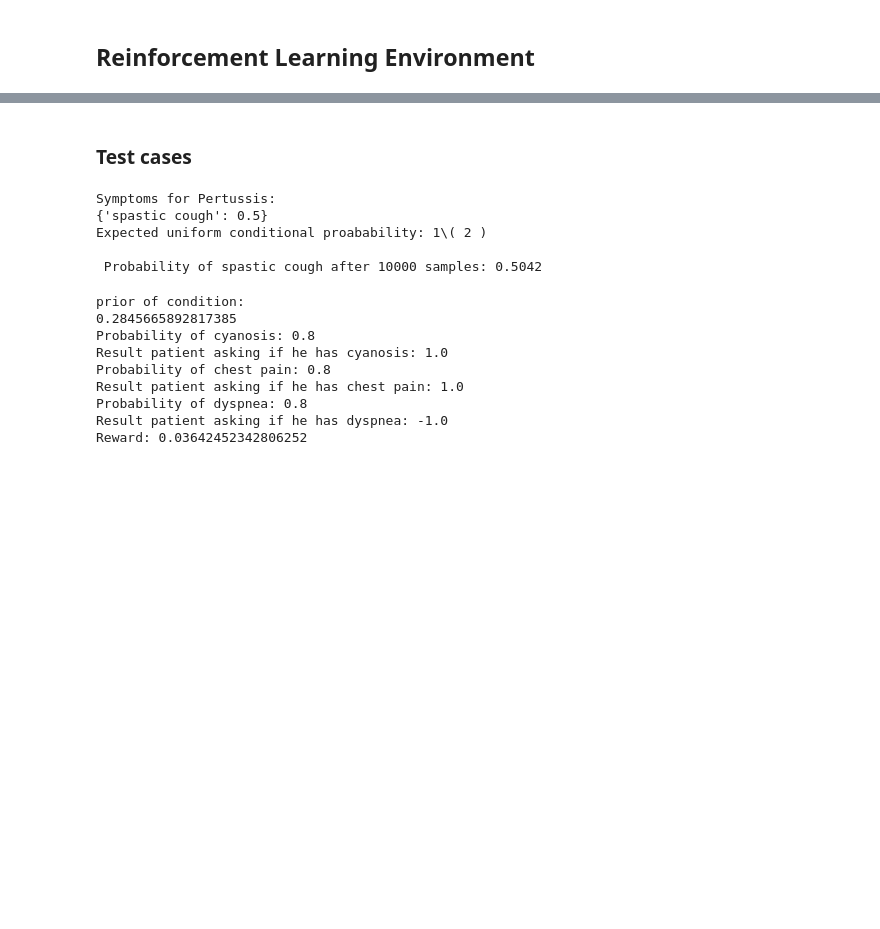
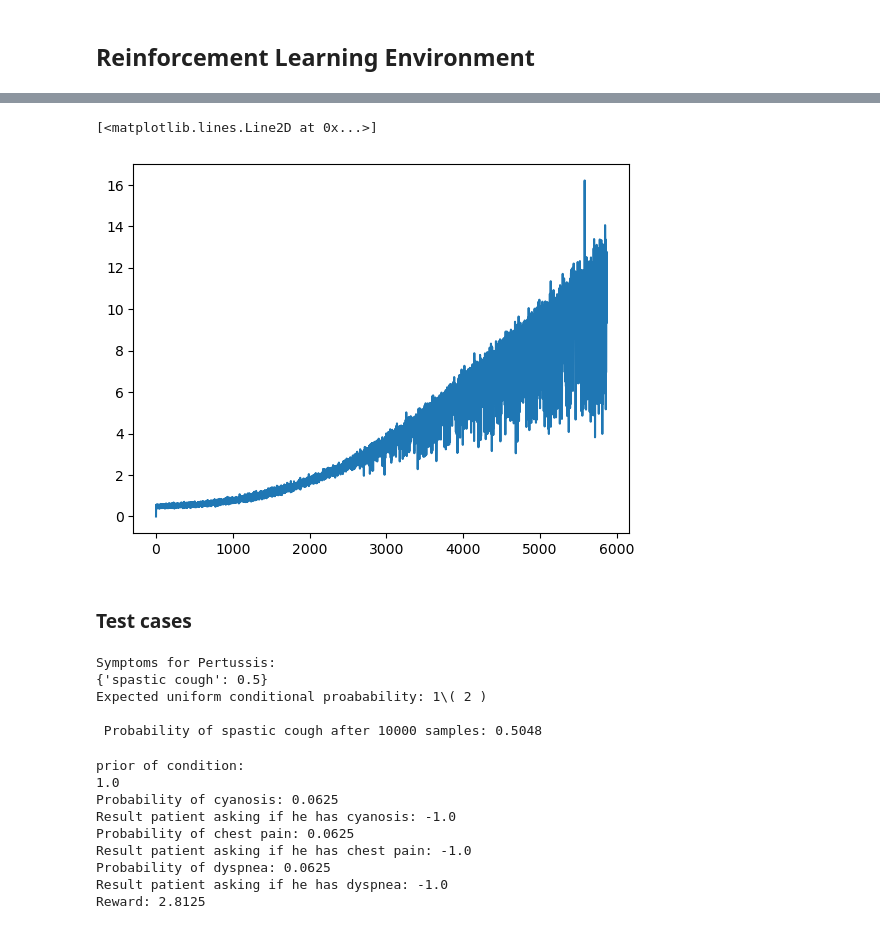
Before and after one commit to vinzenzuhr/RL_VisualSymptomChecker, a Jupyter notebook: RL environment.ipynb, the cells around one changed output, grey strips where cells are left out. Cells and saved outputs as stored; diff of their text form; code cells hidden in the pictures; blank space fills up the shorter version.

```diff
--- a/RL environment.ipynb
+++ b/RL environment.ipynb
@@ -127,16 +286,21 @@ class Env:
+# %%
+plt.plot(gradient_norms)
+# %% [output]
+[<matplotlib.lines.Line2D at 0x...>]
+[figure, added]
 # %% [markdown]
 ### Test cases
 # %%
 #Testing simulated patient answers
-myEnv=Env(np.array([]), 'Pertussis')
+myTestEnv=Env(np.array([]), 'Pertussis')
 print("Symptoms for Pertussis:")
-print(myEnv._condition_symptom_probabilities['Pertussis'])
-print("Expected uniform conditional proabability: 1\(", 2**len(myEnv._condition_symptom_probabilities['Pertussis'].keys()), ")")
+print(myTestEnv._condition_symptom_probabilities['Pertussis'])
+print("Expected uniform conditional proabability: 1\(", 2**len(myTestEnv._condition_symptom_probabilities['Pertussis'].keys()), ")")
 n=0
 prob=0
 for i in range(10000):
     n+=1
-    if myEnv.has_symptom('spastic cough'):
+    if myTestEnv.has_symptom('spastic cough'):
         prob+=1
 print("\n Probability of spastic cough after 10000 samples: " + str(prob/n))
 # %% [output]
@@ -144,36 +308,36 @@ Symptoms for Pertussis:
 {'spastic cough': 0.5}
 Expected uniform conditional proabability: 1\( 2 )
 
- Probability of spastic cough after 10000 samples: 0.5042
+ Probability of spastic cough after 10000 samples: 0.5048
 # %%
 #Testing reward
-myEnv=Env(np.array([]), 'Alveolar Proteinosis')
+myTestEnv=Env(np.array([]), 'Alveolar Proteinosis')
 print("prior of condition:")
-print(myEnv._current_state[list(myEnv._condition_symptom_probabilities.keys()).index("Alveolar Proteinosis")])
+print(myTestEnv._current_state[list(myTestEnv._condition_symptom_probabilities.keys()).index("Alveolar Proteinosis")])
 
-myEnv.step('cyanosis')
-result=myEnv._current_state[len(myEnv._condition_symptom_probabilities.keys()) + list(myEnv._actions).index('cyanosis')]
-print("Probability of cyanosis: " + str(myEnv._condition_symptom_probabilities['Alveolar Proteinosis']['cyanosis']))
+myTestEnv.step(myTestEnv._actions.index('cyanosis'))
+result=myTestEnv._current_state[len(myTestEnv._condition_symptom_probabilities.keys()) + list(myTestEnv._actions).index('cyanosis')]
+print("Probability of cyanosis: " + str(myTestEnv._condition_symptom_probabilities['Alveolar Proteinosis']['cyanosis']))
 print("Result patient asking if he has cyanosis: " + str(result))
 
-myEnv.step('chest pain')
-result=myEnv._current_state[len(myEnv._condition_symptom_probabilities.keys()) + list(myEnv._actions).index('chest pain')]
-print("Probability of chest pain: " + str(myEnv._condition_symptom_probabilities['Alveolar Proteinosis']['chest pain']))
+myTestEnv.step(myTestEnv._actions.index('chest pain'))
+result=myTestEnv._current_state[len(myTestEnv._condition_symptom_probabilities.keys()) + list(myTestEnv._actions).index('chest pain')]
+print("Probability of chest pain: " + str(myTestEnv._condition_symptom_probabilities['Alveolar Proteinosis']['chest pain']))
 print("Result patient asking if he has chest pain: " + str(result))
 
-myEnv.step('dyspnea')
-result=myEnv._current_state[len(myEnv._condition_symptom_probabilities.keys()) + list(myEnv._actions).index('dyspnea')]
-print("Probability of dyspnea: " + str(myEnv._condition_symptom_probabilities['Alveolar Proteinosis']['dyspnea']))
+myTestEnv.step(myTestEnv._actions.index('dyspnea'))
+result=myTestEnv._current_state[len(myTestEnv._condition_symptom_probabilities.keys()) + list(myTestEnv._actions).index('dyspnea')]
+print("Probability of dyspnea: " + str(myTestEnv._condition_symptom_probabilities['Alveolar Proteinosis']['dyspnea']))
 print("Result patient asking if he has dyspnea: " + str(result))
 
-print("Reward: " + str(myEnv.reward()))
+print("Reward: " + str(myTestEnv.reward()))
 # %% [output]
 prior of condition:
-0.2845665892817385
-Probability of cyanosis: 0.8
-Result patient asking if he has cyanosis: 1.0
-Probability of chest pain: 0.8
-Result patient asking if he has chest pain: 1.0
-Probability of dyspnea: 0.8
+1.0
+Probability of cyanosis: 0.0625
+Result patient asking if he has cyanosis: -1.0
+Probability of chest pain: 0.0625
+Result patient asking if he has chest pain: -1.0
+Probability of dyspnea: 0.0625
 Result patient asking if he has dyspnea: -1.0
-Reward: 0.03642452342806252
+Reward: 2.8125
```
Also changed, not shown: parts of 11 cells of this notebook.
